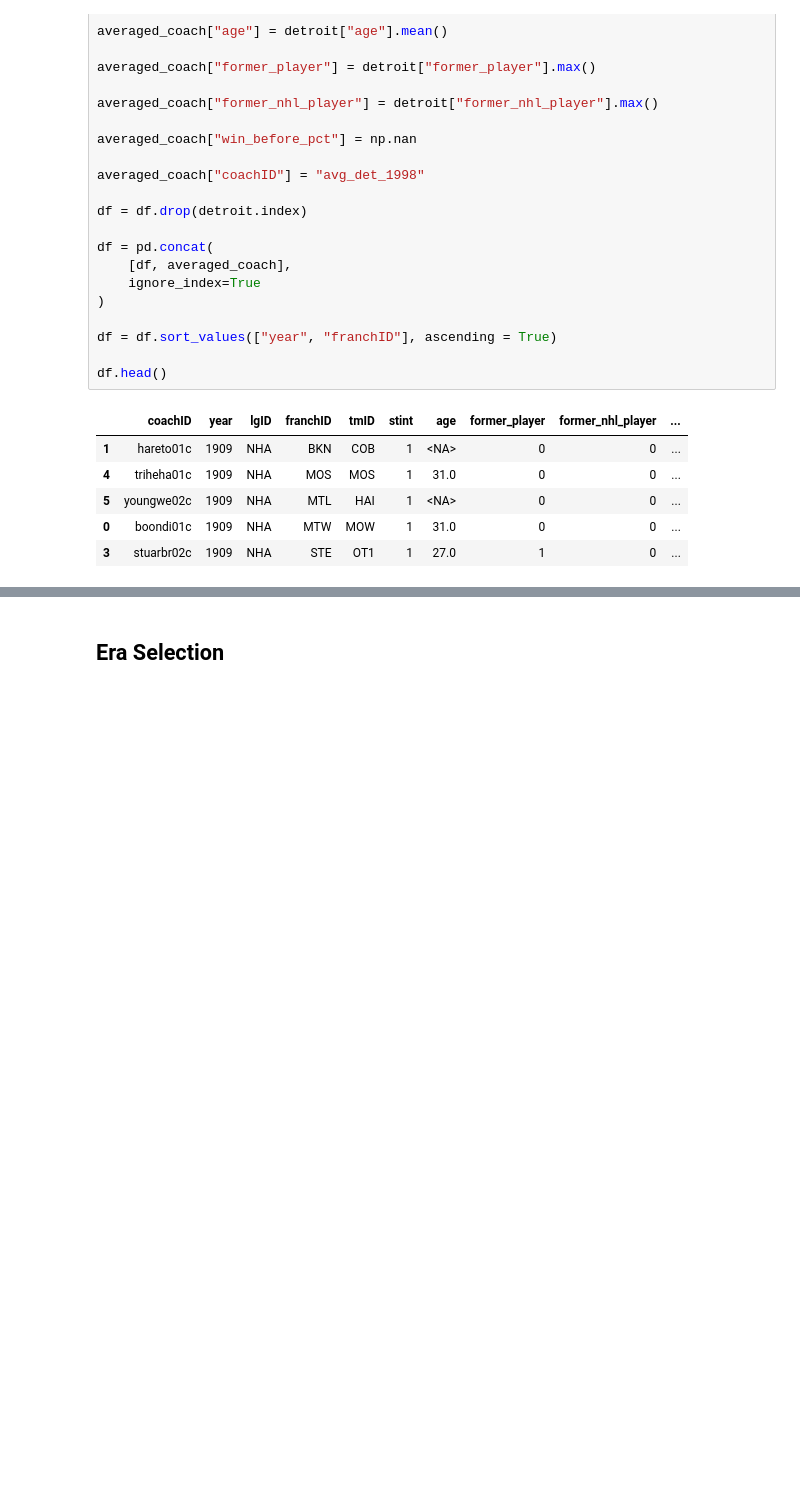
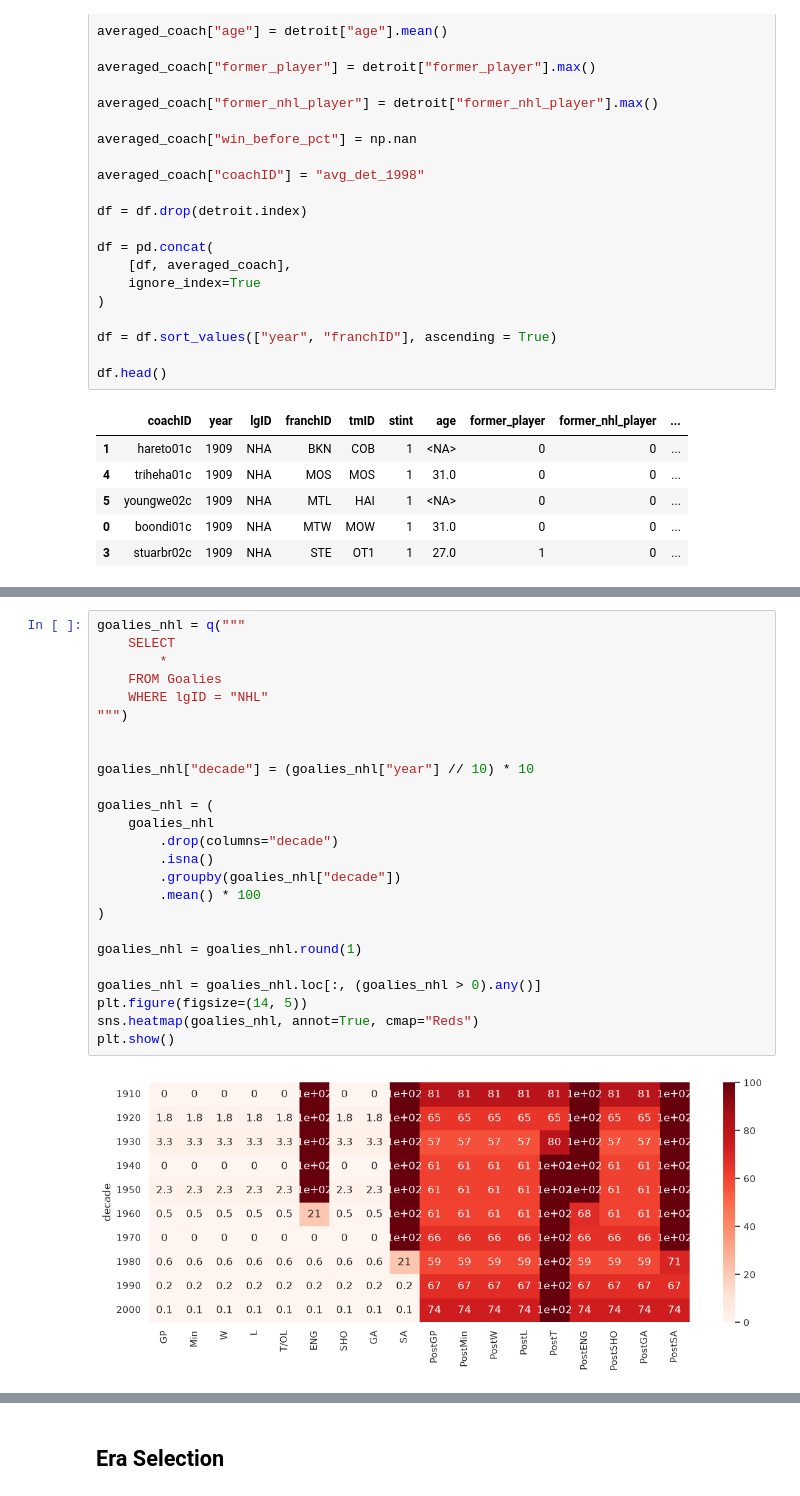
Before and after one commit to LuisBento2005/AC_DataMining, a Jupyter notebook: notebooks/03_data_preparation.ipynb, the cells around one changed output, grey strips where cells are left out. Drawn from its saved outputs; the diff is of its cells as text; blank space fills up the shorter version.

```diff
--- a/notebooks/03_data_preparation.ipynb
+++ b/notebooks/03_data_preparation.ipynb
@@ -702,0 +1366,27 @@ df.head()
+# %%
+goalies_nhl = q("""
+    SELECT
+        *
+    FROM Goalies
+    WHERE lgID = "NHL"
+""")
+
+
+goalies_nhl["decade"] = (goalies_nhl["year"] // 10) * 10
+
+goalies_nhl = (
+    goalies_nhl
+        .drop(columns="decade")
+        .isna()
+        .groupby(goalies_nhl["decade"])
+        .mean() * 100
+)
+
+goalies_nhl = goalies_nhl.round(1)
+
+goalies_nhl = goalies_nhl.loc[:, (goalies_nhl > 0).any()]
+plt.figure(figsize=(14, 5))
+sns.heatmap(goalies_nhl, annot=True, cmap="Reds")
+plt.show()
+# %% [output]
+[figure, added]
```
Also changed, not shown: parts of 95 cells of this notebook.
